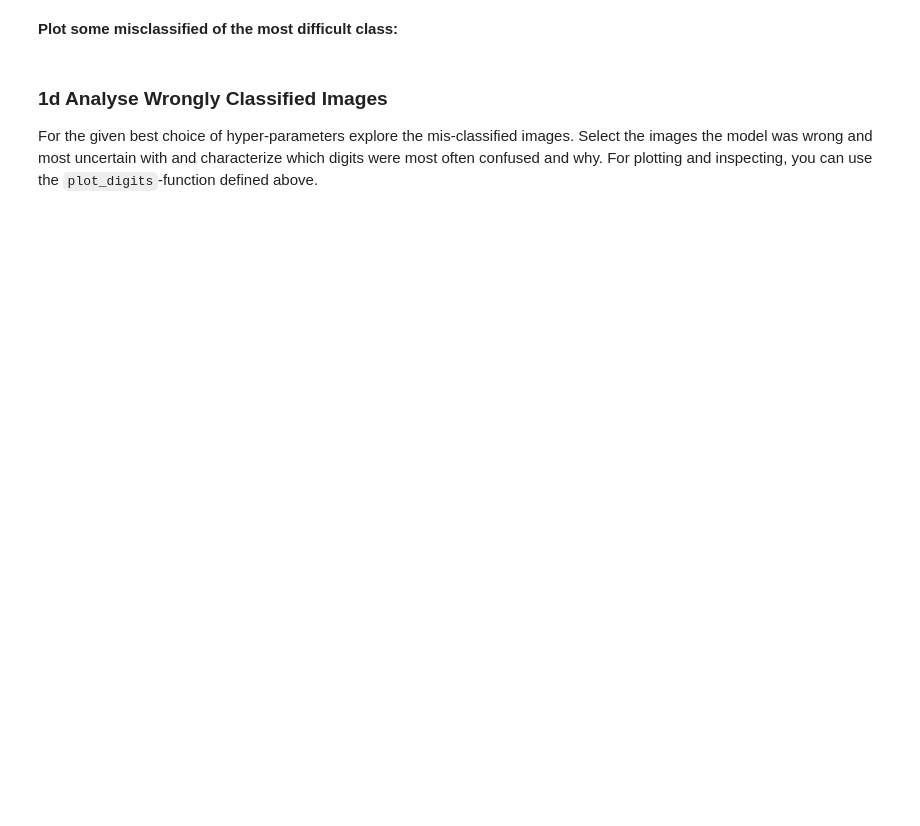
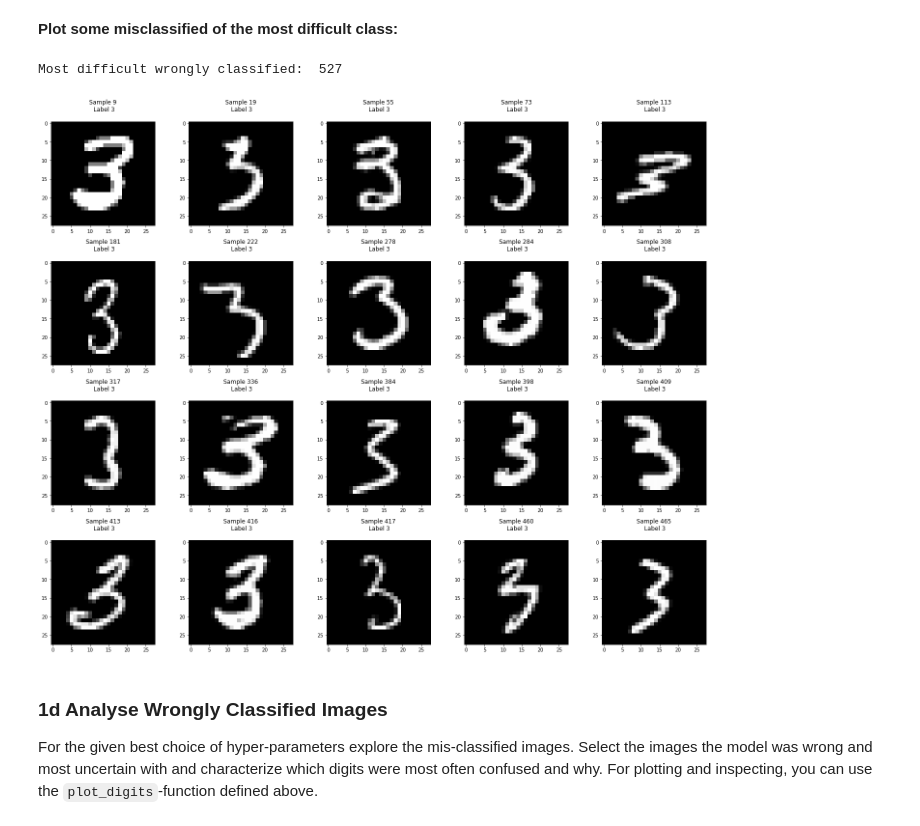
Before and after one commit to PatCH0816/TSM_DeLearn, a Jupyter notebook: exercises/exercise3/MNIST_classifier_softmax_stud.ipynb, the cells around one changed output. Cells and saved outputs as stored; diff of their text form; code cells hidden in the pictures; blank space fills up the shorter version.

```diff
--- a/exercises/exercise3/MNIST_classifier_softmax_stud.ipynb
+++ b/exercises/exercise3/MNIST_classifier_softmax_stud.ipynb
@@ -841,0 +844,28 @@ y_pred = predict(W,b,x_test)
+# %%
+W = params['W']
+b = params['b']
+y_pred = predict(W,b,x_test)
+
+### START YOUR CODE ###
+
+Ypredargmax = np.argmax(y_pred, axis=0)
+Ypredargmax = Ypredargmax[np.newaxis, :]
+#print(Ypredargmax)
+#print("y-test: ", y_test)
+
+digits_error_rate = []
+for i in range(10):
+    n_cor = np.count_nonzero((Ypredargmax == y_test) & (y_test == i))
+    n_fal = np.count_nonzero((Ypredargmax != y_test) & (y_test == i))
+    er = n_fal/(n_cor+n_fal)
+    digits_error_rate.append((i, n_cor, n_fal, er))
+
+digits_error_rate = sorted(digits_error_rate, key=lambda x: x[3])
+print("Digit Correct   Wrong     Error Rate")
+for el1, el2, el3, el4 in digits_error_rate:
+    print("{:<6}{:<10}{:<10}{}".format(el1, el2, el3, el4))
+
+most_difficult = digits_error_rate[-1]
+print("The most difficult digit to classify is: ", most_difficult[0]," with error rate: ", most_difficult[3])
+
+### END YOUR CODE ###
@@ -857,3 +934,16 @@ __Plot some misclassified of the most difficult class:__
+# %%
+### START YOUR CODE ###
+
+
+most_idx = np.where((Ypredargmax != y_test) & (y_test == most_difficult[0]))[1]
+print("Most difficult wrongly classified: ", len(most_idx))
+
+plot_digits(x_test, y_test, most_idx[0:20], shape)
+
+### END YOUR CODE ###
+# %% [output]
+Most difficult wrongly classified:  527
+[figure, added]
 # %% [markdown]
 ### 1d Analyse Wrongly Classified Images
 
```
Also changed, not shown: parts of 11 cells of this notebook.
